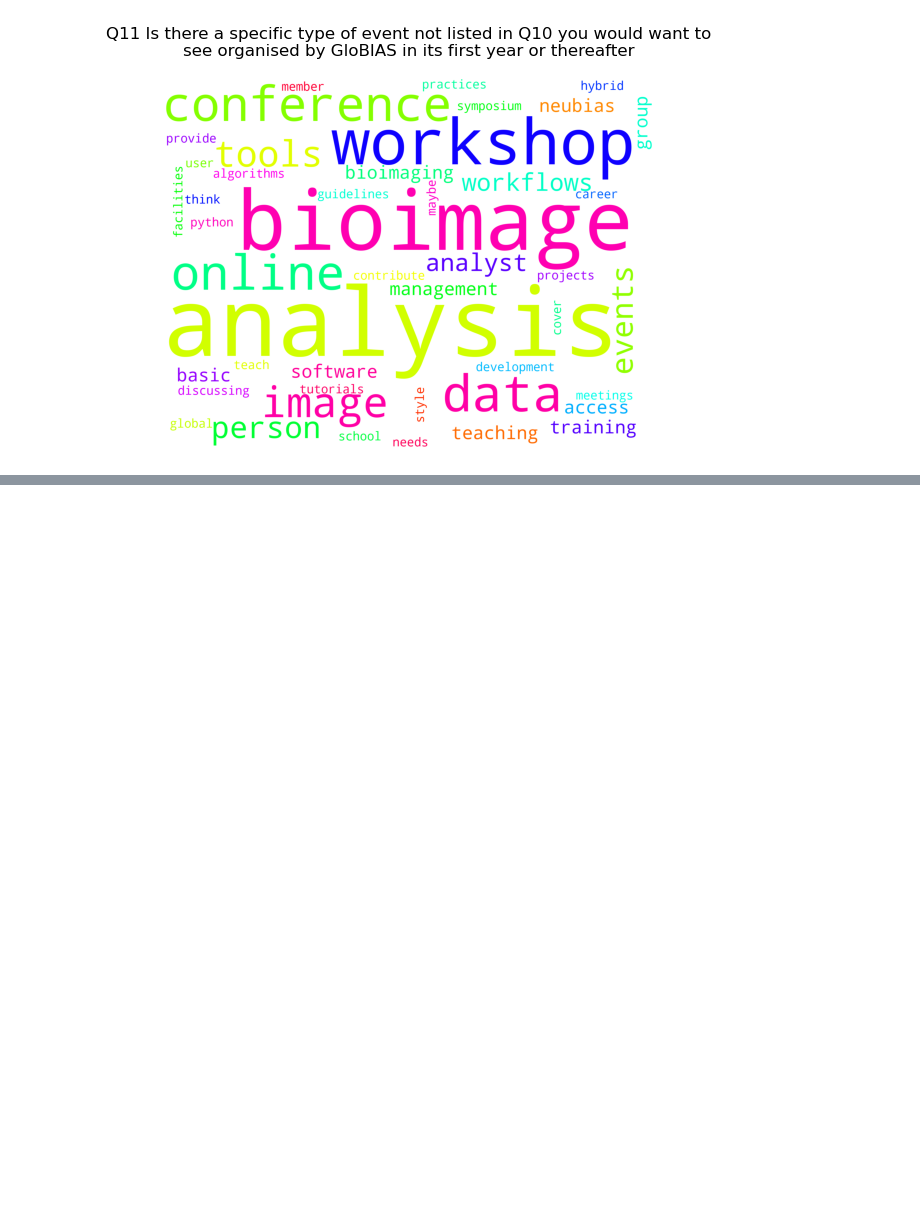
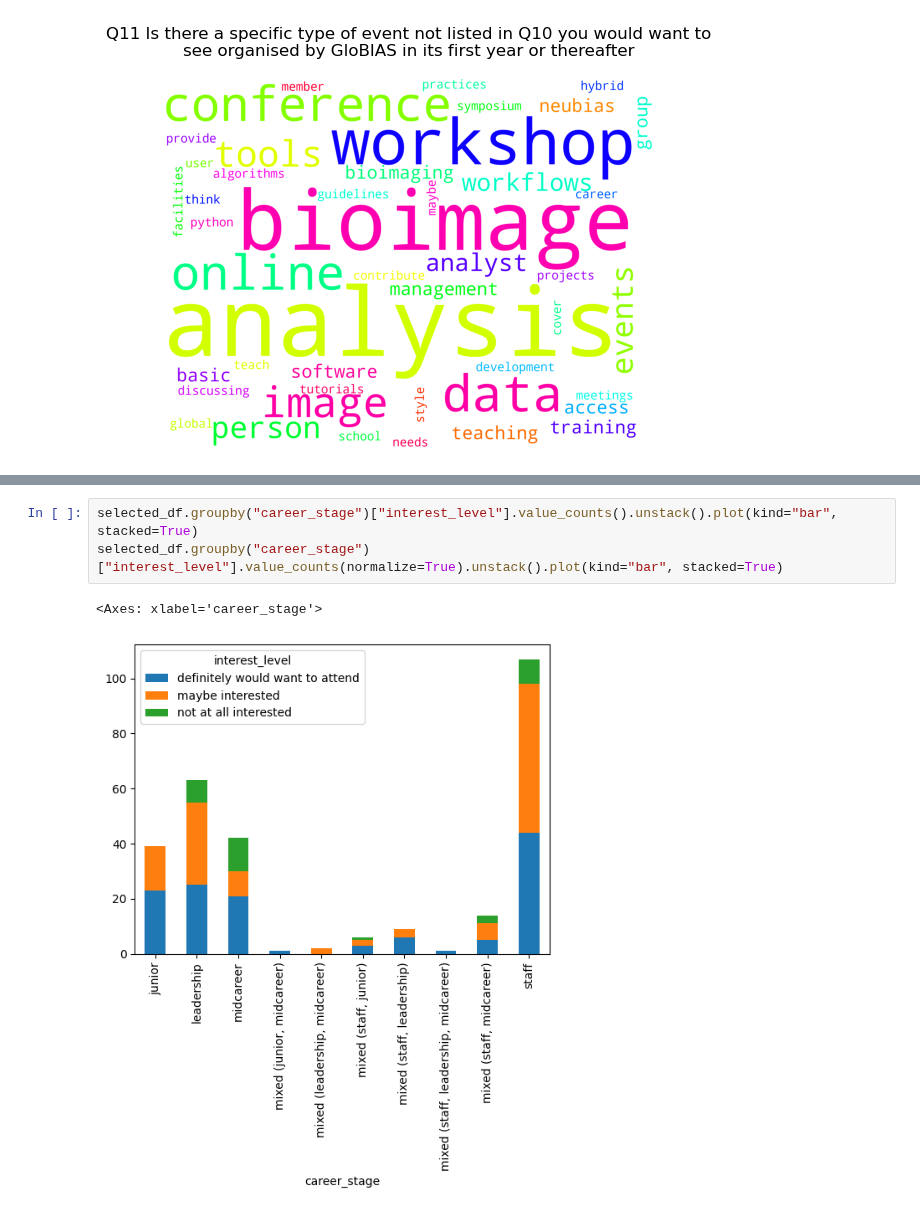
Before and after one commit to GloBIAS-BioimageAnalysts/Survey_2024, a Jupyter notebook: notebooks/whatweshoulddo.ipynb, the cells around one changed output, grey strips where cells are left out. Saved outputs shown, nothing was run; the diff lists cells and outputs as text; blank space fills up the shorter version.

```diff
--- a/notebooks/whatweshoulddo.ipynb
+++ b/notebooks/whatweshoulddo.ipynb
@@ -74,0 +179,6 @@ utils.wordcloud_func(
+# %%
+selected_df.groupby("career_stage")["interest_level"].value_counts().unstack().plot(kind="bar", stacked=True)
+selected_df.groupby("career_stage")["interest_level"].value_counts(normalize=True).unstack().plot(kind="bar", stacked=True)
+# %% [output]
+<Axes: xlabel='career_stage'>
+[figure, added]
```
Also changed, not shown: parts of 9 cells of this notebook.
